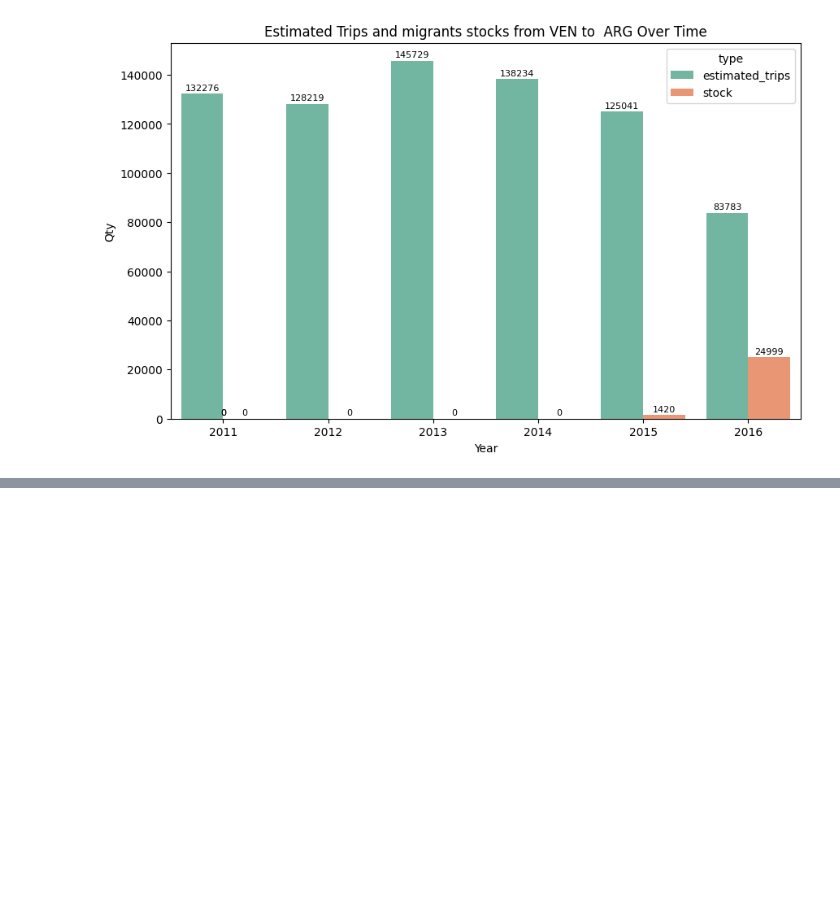
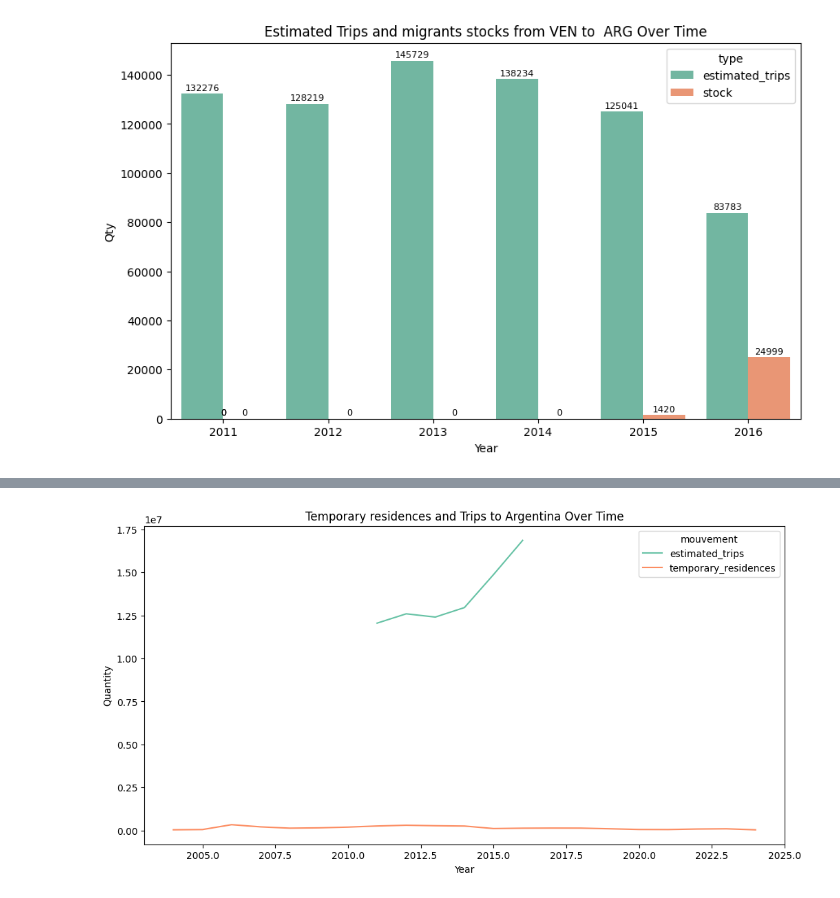
Before and after one commit to natdebandi/migmobs_exploratory, a Jupyter notebook: mobility_v2-0.ipynb, the cells around one changed output, grey strips where cells are left out. Saved outputs shown, nothing was run; the diff lists cells and outputs as text; code cells hidden in the pictures; blank space fills up the shorter version.

```diff
--- a/mobility_v2-0.ipynb
+++ b/mobility_v2-0.ipynb
@@ -752,0 +887,12 @@ for country in melted_df['country_dest'].unique():
+# %%
+#get the total entries only
+df_residences = df_migration[(df_migration['variable_name'] == 'temporary_residence') & (df_migration['origin'] == 'Total')]
+# Create a new DataFrame with selected columns and rename 'value' to 'entries'
+df_residences = df_residences[['year', 'country_code', 'value']].rename(columns={'value': 'temporary_residences'})
+# %%
+## get the movements
+df_mov_mig = pd.merge(df_residences,country_source_df_grp, on=['year', 'country_code'], how='left')
+
+df_mov_mig = df_mov_mig[df_mov_mig['country_code'] == 'ARG']
+
+df_mov_mig
@@ -752,0 +917,15 @@ for country in melted_df['country_dest'].unique():
+# %%
+melted_df = pd.melt(df_mov_mig, id_vars=['year', 'country_code'],
+                    value_vars=['estimated_trips', 'temporary_residences'],
+                    var_name='mouvement', value_name='quantity')
+
+melted_df['quantity'] = pd.to_numeric(melted_df['quantity'], errors='coerce').astype('Int64')
+
+plt.figure(figsize=(12, 6))
+sns.lineplot(x='year', y='quantity', hue='mouvement', data=melted_df, palette = "Set2")
+plt.title('Temporary residences and Trips to Argentina Over Time')
+plt.xlabel('Year')
+plt.ylabel('Quantity')
+plt.show()
+# %% [output]
+[figure, added]
```
Also changed, not shown: parts of 22 cells of this notebook.
